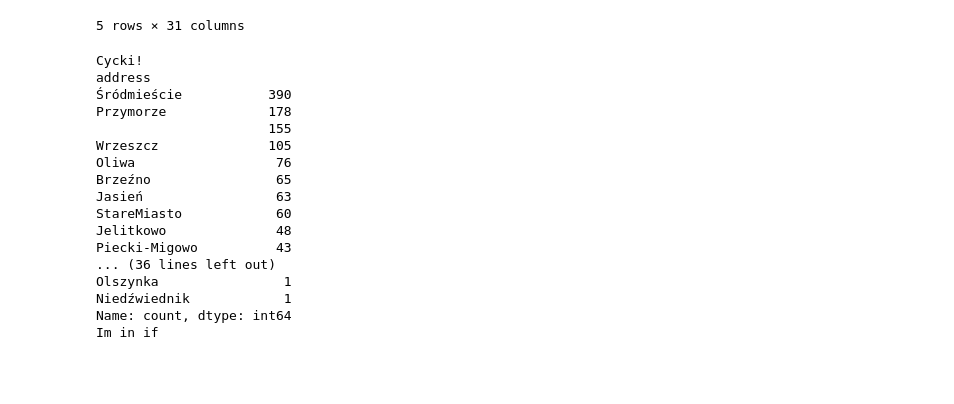
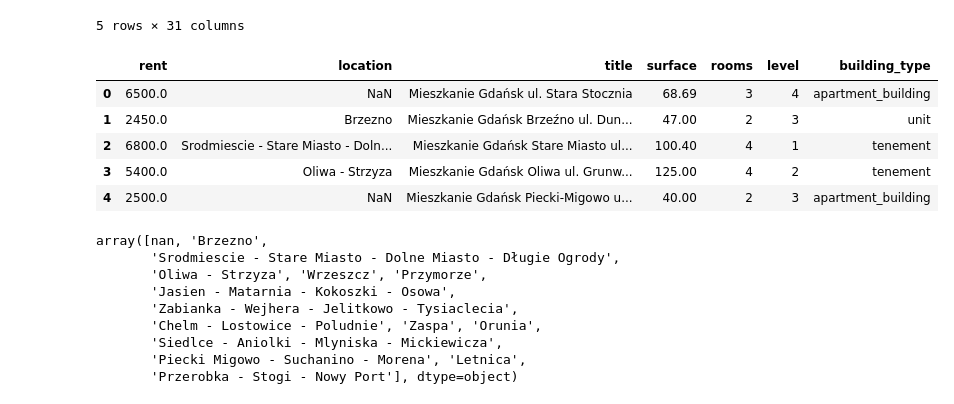
Before and after one commit to Mateusz-Matejko/masters_thesis, a Jupyter notebook: project/data_prepocessing/gratka_process.ipynb, the cells around one changed output. Cells and saved outputs as stored; diff of their text form; code cells hidden in the pictures; blank space fills up the shorter version.

```diff
--- a/project/data_prepocessing/gratka_process.ipynb
+++ b/project/data_prepocessing/gratka_process.ipynb
@@ -256,7 +256,7 @@ df = dirty_data.copy()
 def convert_numeric_to_float(convertable_string):
     return float(convertable_string.replace("zł", "").replace(" ", "").replace("\ndonegocjacji", ""))
 
-def clear_gratka(df: pd.DataFrame, city = "gda"):
+def clear_gratka(df: pd.DataFrame):
     df.dropna(subset=['Liczba pokoi', 'Powierzchnia w m2', 'Piętro'], inplace=True)
 
     df['Piętro'] = df['Piętro'].fillna(1001)
@@ -284,7 +284,10 @@ def clear_gratka(df: pd.DataFrame, city = "gda"):
             'Numer referencyjny',
             'Dodane',
             'Udogodnienia',
-            'Rok budowy'
+            'Rok budowy',
+            'additional_info',
+            'Liczba pięter w budynku',
+            'Lokalizacja'
         ],
         inplace= True,
         axis= 1
@@ -346,33 +349,8 @@ def clear_gratka(df: pd.DataFrame, city = "gda"):
 #     df['rent_extra'] = df['rent_extra'].apply(convert_numeric_to_float)
 
     # location
-    df['address'] = df['address'].str.lstrip('Gdańsk').str.rstrip('pomorskie').str.replace(' ', '')
-    print(df['address'].value_counts())
-    if city.lower() == "gda":
-        print("Im in if")
-        df['address'] = df['address'].replace(gratka_gda_districts_mapping)
-    elif city.lower() == "krk":
-        pass
-        # df['location'] = df['location'].map(gratka_krk_districts_mapping)
+    df = df.rename(mapper={"address": "location"}, axis=1)
+    df['location'] = df['location'].str.lstrip('Gdańsk').str.rstrip('pomorskie').str.replace(' ', '').replace(',', '')
+    df['location'] = df['location'].map(gratka_gda_districts_mapping)
 
     return df
-# %%
-df_cleared = clear_gratka(df)
-# %% [output]
-Cycki!
-address
-Śródmieście           390
-Przymorze             178
-                      155
-Wrzeszcz              105
-Oliwa                  76
-Brzeźno                65
-Jasień                 63
-StareMiasto            60
-Jelitkowo              48
-Piecki-Migowo          43
-... (36 lines left out)
-Olszynka                1
-Niedźwiednik            1
-Name: count, dtype: int64
-Im in if
@@ -378,0 +359,21 @@ Im in if
+# %%
+df_cleared.head()
+# %% [output]
+|  | rent | location | title | surface | rooms | level | building_type |
+| 0 | 6500.0 | NaN | Mieszkanie Gdańsk ul. Stara Stocznia | 68.69 | 3 | 4 | apartment_building |
+| 1 | 2450.0 | Brzezno | Mieszkanie Gdańsk Brzeźno ul. Dun... | 47.00 | 2 | 3 | unit |
+| 2 | 6800.0 | Srodmiescie - Stare Miasto - Doln... | Mieszkanie Gdańsk Stare Miasto ul... | 100.40 | 4 | 1 | tenement |
+| 3 | 5400.0 | Oliwa - Strzyza | Mieszkanie Gdańsk Oliwa ul. Grunw... | 125.00 | 4 | 2 | tenement |
+| 4 | 2500.0 | NaN | Mieszkanie Gdańsk Piecki-Migowo u... | 40.00 | 2 | 3 | apartment_building |
+# %%
+df_cleared['location'].unique()
+# %% [output]
+array([nan, 'Brzezno',
+       'Srodmiescie - Stare Miasto - Dolne Miasto - Długie Ogrody',
+       'Oliwa - Strzyza', 'Wrzeszcz', 'Przymorze',
+       'Jasien - Matarnia - Kokoszki - Osowa',
+       'Zabianka - Wejhera - Jelitkowo - Tysiaclecia',
+       'Chelm - Lostowice - Poludnie', 'Zaspa', 'Orunia',
+       'Siedlce - Aniolki - Mlyniska - Mickiewicza',
+       'Piecki Migowo - Suchanino - Morena', 'Letnica',
+       'Przerobka - Stogi - Nowy Port'], dtype=object)
```
Also changed, not shown: parts of 19 cells of this notebook, 2 other files.
